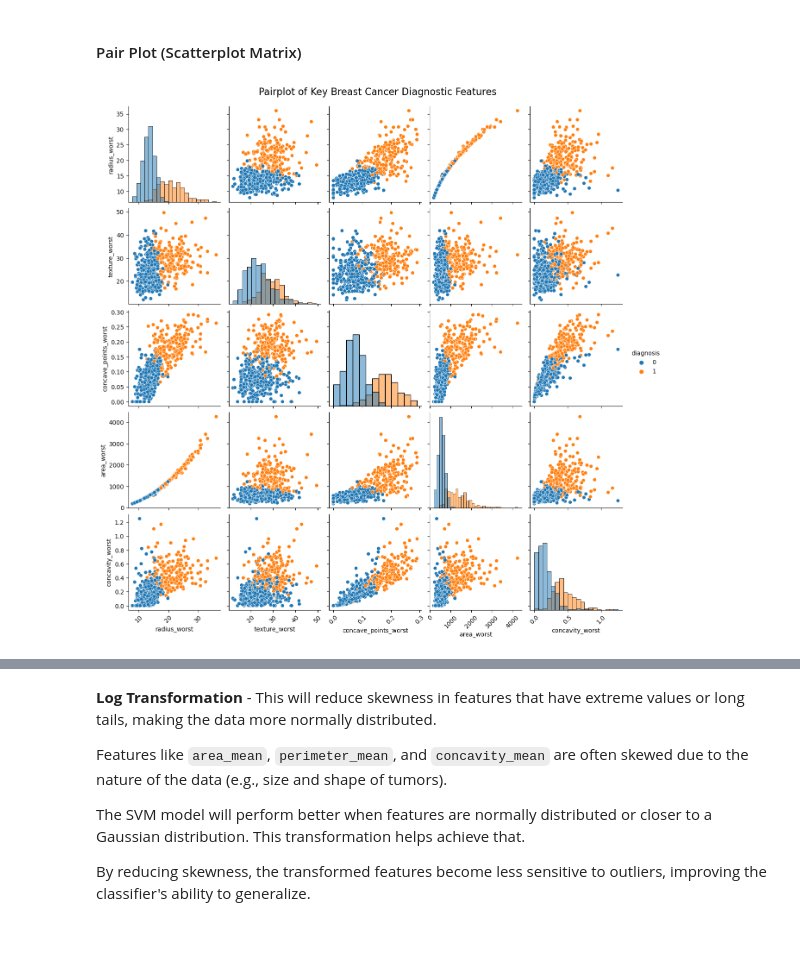
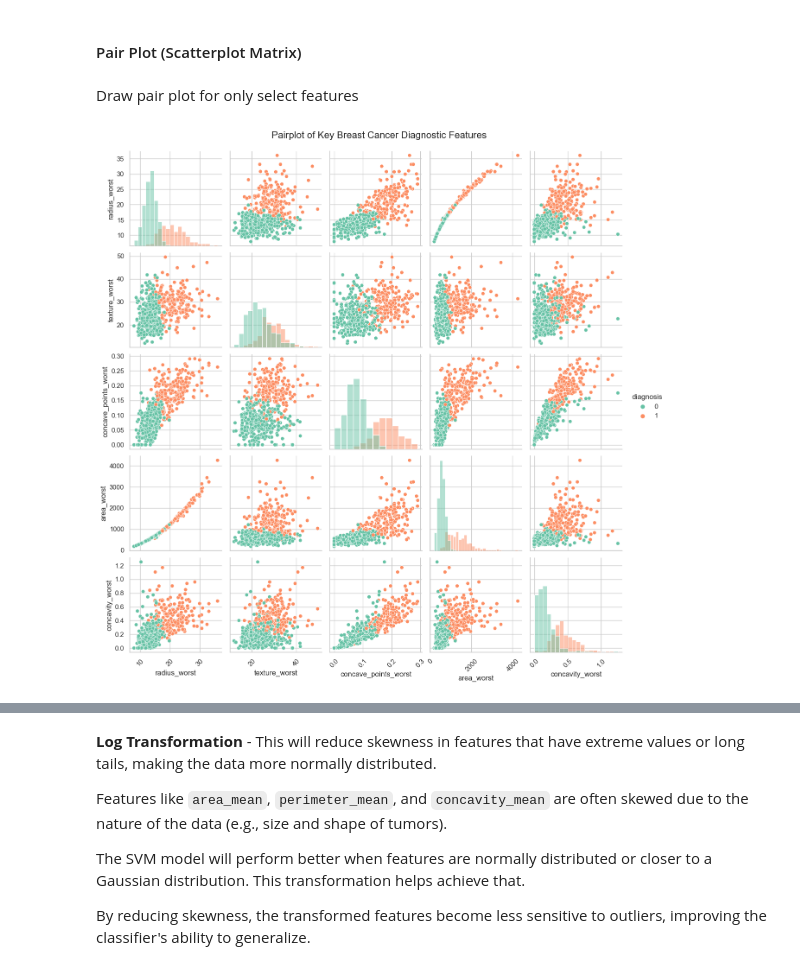
Before and after one commit to denpalrius/AI-Machine-Learning-Practice, a Jupyter notebook: svm/breast_cancer_svm.ipynb, the cells around one changed output, grey strips where cells are left out. Drawn from its saved outputs; the diff is of its cells as text; code cells hidden in the pictures; blank space fills up the shorter version.

```diff
--- a/svm/breast_cancer_svm.ipynb
+++ b/svm/breast_cancer_svm.ipynb
@@ -389,26 +470,31 @@ Original shape of X: (568, 30)
 Reduced shape of X: (568, 26)
 # %% [markdown]
 #### Pair Plot (Scatterplot Matrix)
+# %% [markdown]
+Draw pair plot for only select features
 # %%
-# Define the selected features
-selected_features = ['radius_worst', 'texture_worst', 'concave_points_worst',
-                    'area_worst', 'concavity_worst']
+# Suppress specific FutureWarnings
+with warnings.catch_warnings():
+    warnings.simplefilter(action='ignore', category=FutureWarning)
 
-# Create DataFrame with selected features and diagnosis
-select_data = pd.DataFrame(X_reduced, columns=selected_features)
-select_data['diagnosis'] = Y
+    selected_features = ['radius_worst', 'texture_worst', 'concave_points_worst',
+                        'area_worst', 'concavity_worst']
 
-# Set style and create the pairplot
-# sns.set_theme(style='seaborn', palette='Set2')
-g = sns.pairplot(select_data, hue='diagnosis', diag_kind='hist', height=2.5)
+    select_data = pd.DataFrame(X_reduced, columns=selected_features)
+    select_data['diagnosis'] = Y
 
-# Customize the plot
-g.figure.suptitle('Pairplot of Key Breast Cancer Diagnostic Features', y=1.02, size=16)
+    select_data.replace([np.inf, -np.inf], np.nan, inplace=True)
+    select_data.dropna(inplace=True)
 
-# Rotate x-axis labels for readability
-for ax in g.axes.flat:
-    ax.tick_params(axis='x', rotation=45)
+    sns.set_theme(style='whitegrid', palette='Set2')
 
-plt.show()
+    g = sns.pairplot(select_data, hue='diagnosis', diag_kind='hist', height=2.5)
+    g.figure.suptitle('Pairplot of Key Breast Cancer Diagnostic Features', y=1.02, size=16)
+
+    # Rotate x-axis labels for readability
+    for ax in g.axes.flat:
+        ax.tick_params(axis='x', rotation=45)
+
+    plt.show()
 # %% [output]
-[figure, old version]
+[figure, new version]
```
Also changed, not shown: parts of 85 cells of this notebook.
